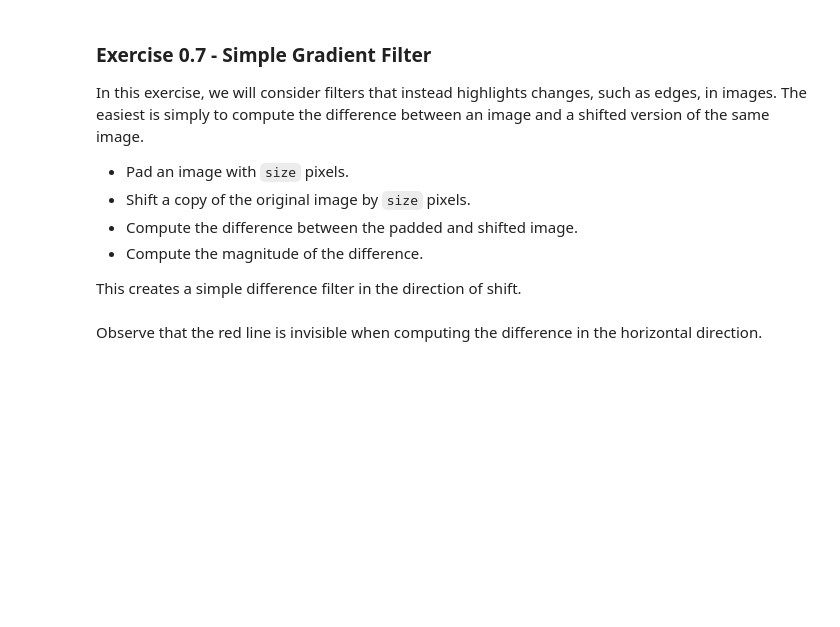
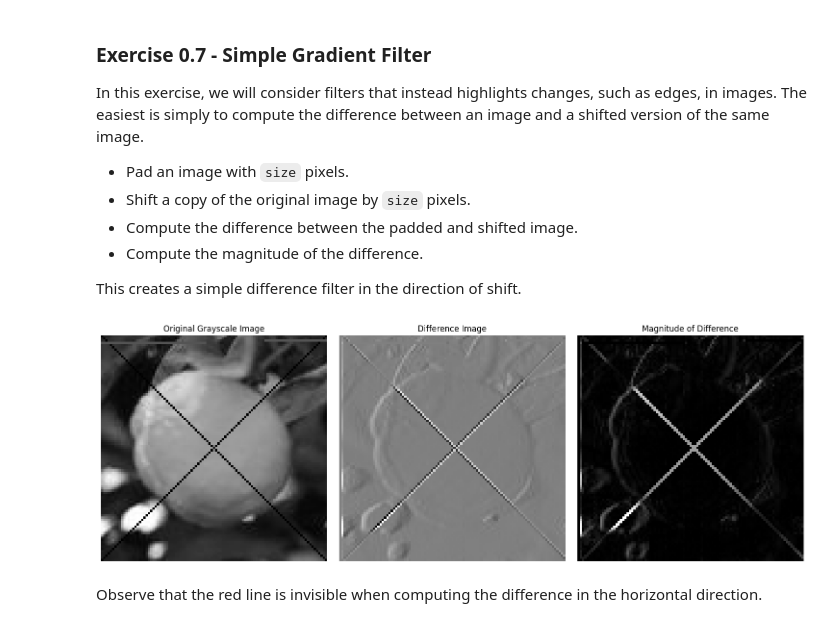
Before and after one commit to 0-Gixty-0/SSY098-Image-Analysis, a Jupyter notebook: lab0/lab_0_students.ipynb, the cells around one changed output. Saved outputs shown, nothing was run; the diff lists cells and outputs as text; code cells hidden in the pictures; blank space fills up the shorter version.

```diff
--- a/lab0/lab_0_students.ipynb
+++ b/lab0/lab_0_students.ipynb
@@ -293,10 +317,21 @@ def set_pixel_value_to_red(image: np.ndarray, pixels: int | list) -> np.ndarray:
     Returns:
         Modified image with specified pixels set to red.
     """
+    h, w, _ = image.shape
 
-    # YOUR CODE HERE
+    flat_b = image[:,:,2].ravel()
+    flat_g = image[:,:,1].ravel()
+    flat_r = image[:,:,0].ravel()
 
-    raise NotImplementedError()
+    flat_b[pixels] = 0
+    flat_g[pixels] = 0
+    flat_r[pixels] = 255
+
+    image[:,:,2] = flat_b.reshape(h, w)
+    image[:,:,1] = flat_g.reshape(h, w)
+    image[:,:,0] = flat_r.reshape(h, w)
+
+    return image
 # %%
 # Display the image with the modified pixels
 modified_image = set_pixel_value_to_red(image_to_modify, pixels=range(275, 350))
@@ -587,37 +637,52 @@ def shift_image(image: np.ndarray, shift_x: int, shift_y: int) -> np.ndarray:
         np.ndarray: A 2D array representing the shifted image.
     """
 
-    # YOUR CODE HERE
+    padded_image = np.pad(image, pad_width=((shift_y, shift_y), (shift_x, shift_x)), mode='constant', constant_values=0)
 
-    raise NotImplementedError()
+    # Image must be converted to float. Why?
+    padded_image = padded_image.astype(np.float32)
+
+    # Shift image by size pixels to the right
+    shifted_image = np.zeros_like(padded_image)
+    row_slice = slice(None) if shift_y == 0 else slice(None, -shift_y)
+    col_slice = slice(None) if shift_x == 0 else slice(None, -shift_x)
+    shifted_image[shift_y:, shift_x:] = padded_image[row_slice, col_slice]
+
+    h, w = image.shape
+    return padded_image[:h, :w], shifted_image[:h, :w]
 # %%
 # Pad the image with zeros on the border to handle edge cases in convolution
 size = 1
-padded_image = np.pad(image_gray, pad_width=size, mode='constant', constant_values=0)
+# padded_image = np.pad(image_gray, pad_width=size, mode='constant', constant_values=0)
 
-# Image must be converted to float. Why?
-padded_image = padded_image.astype(np.float32)
+# # Image must be converted to float. Why?
+# padded_image = padded_image.astype(np.float32)
 
-# Shift image by size pixels to the right
-shifted_image = np.zeros_like(padded_image)
-shifted_image[:, size:] = padded_image[:, :-size]
+# # Shift image by size pixels to the right
+# shifted_image = np.zeros_like(padded_image)
+# shifted_image[:, size:] = padded_image[:, :-size]
+
+# my method
+padded_image, shifted_image = shift_image(image_gray, 1, 0)
 
 # Compute the difference between the original and shifted image
 difference_image = padded_image - shifted_image
 magnitude_of_difference = np.abs(difference_image)
 
 f, ax = plt.subplots(1, 3, figsize=(15, 5))
 ax[0].set_title('Original Grayscale Image')
 ax[0].imshow(image_gray, cmap='gray')
 ax[0].axis('off')
 ax[1].set_title('Difference Image')
 ax[1].imshow(difference_image, cmap='gray')
 ax[1].axis('off')
 ax[2].set_title('Magnitude of Difference')
 ax[2].imshow(magnitude_of_difference, cmap='gray')
 ax[2].axis('off')
 plt.tight_layout()
 plt.show()
+# %% [output]
+[figure, added]
 # %% [markdown]
 Observe that the red line is invisible when computing the difference in the horizontal direction.
 # %% [markdown]
```
Also changed, not shown: parts of 17 cells of this notebook.
